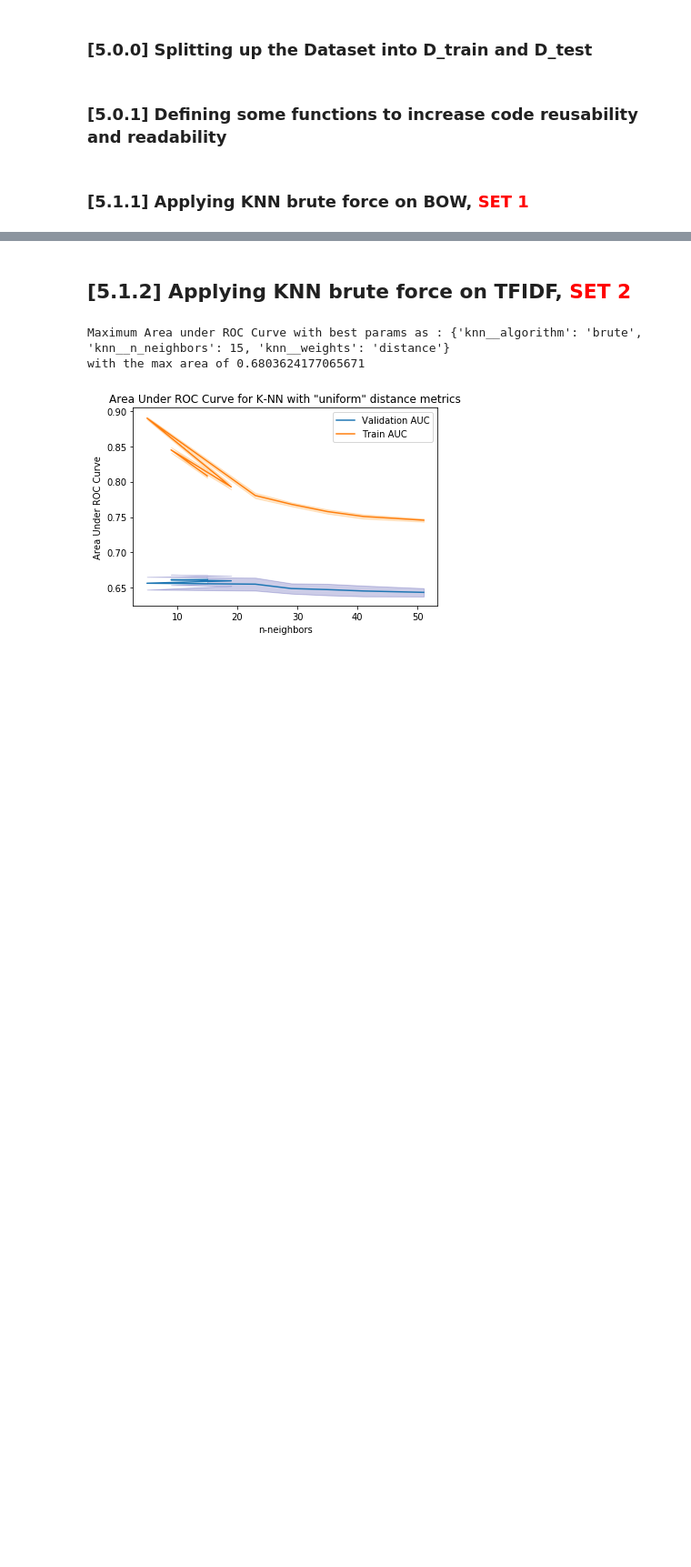
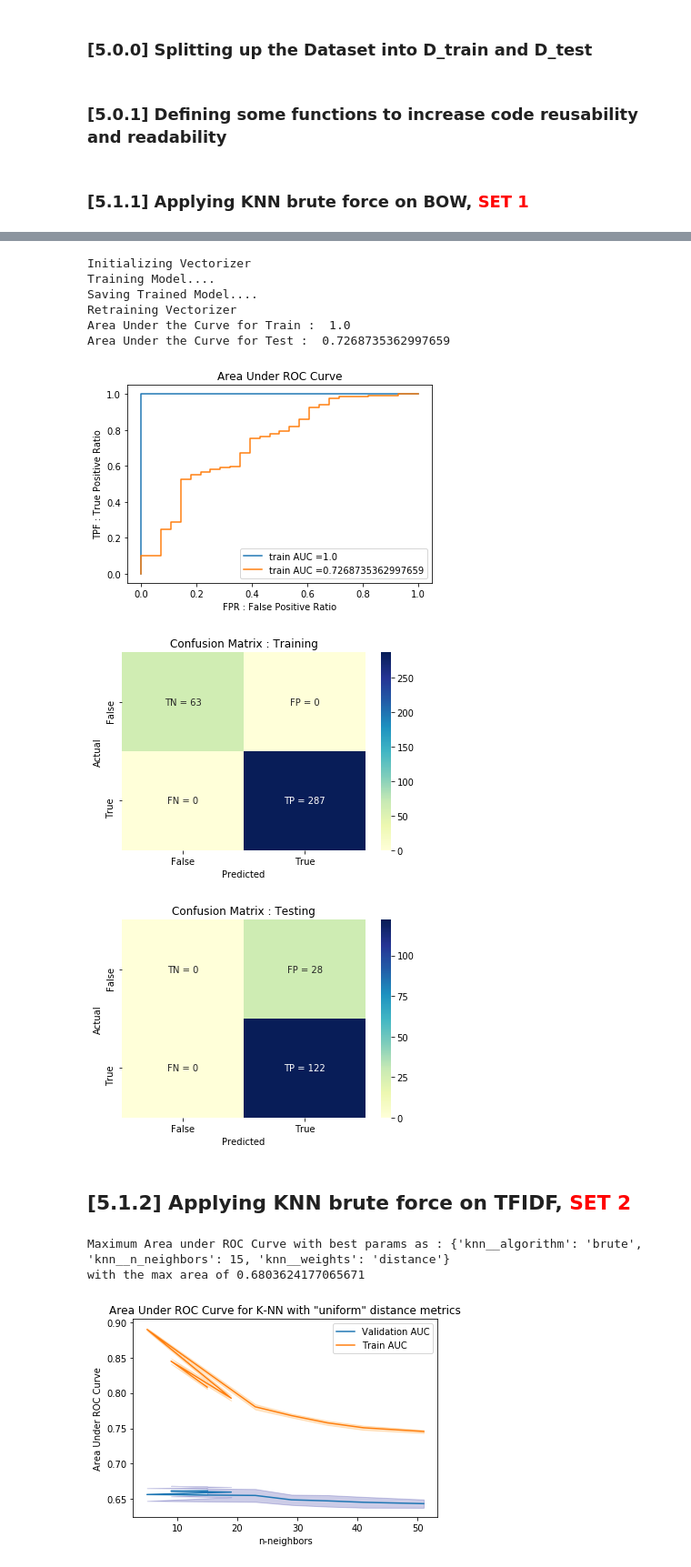
Before and after one commit to monodeepdas1215/AI-Archives, a Jupyter notebook: Assignment03 - Amazon Fine Food Reviews Analysis_KNN.ipynb, the cells around one changed output, grey strips where cells are left out. Shown at 91% size. Saved outputs shown, nothing was run; the diff lists cells and outputs as text; code cells hidden in the pictures; blank space fills up the shorter version.

Commit message:
Assignment updated

```diff
--- a/Assignment03 - Amazon Fine Food Reviews Analysis_KNN.ipynb
+++ b/Assignment03 - Amazon Fine Food Reviews Analysis_KNN.ipynb
@@ -626,7 +626,7 @@ warnings.filterwarnings('ignore')
 # %% [markdown]
 ### [5.0.0] Splitting up the Dataset into D_train and D_test
 # %%
-num_data_points = 500
+num_data_points = 50000
 # %%
 Dx_train, Dx_test, Dy_train, Dy_test = train_test_split(preprocessed_reviews[:num_data_points], final['Score'].tolist()[:num_data_points], test_size=0.30, random_state=42)
 # %%
@@ -962,9 +928,30 @@ Best Parameters
 # %%
-model_path = ''
-best_params = {'n_neighbors':,
-               'weight':,
-               'algorithm'}
-clf = retrain_with_best_params(data=Dx_train, label=Dy_train, best_params=best_params, vec_name='BOW', model_path=model_path, word2vec=None):
+model_path = '/home/monodeepdas112/Notebooks/AI-Archives/saved_models/Assignment3/{0}_auto.pkl'.format("BOW")
+best_params = {'n_neighbors':50,
+               'weight':'distance',
+               'algorithm':'auto'}
+
+clf = retrain_with_best_params(data=Dx_train,
+                               labels=Dy_train,
+                               best_params=best_params,
+                               vec_name='BOW',
+                               model_path=model_path,
+                               word2vec=None)
+print('Retraining Vectorizer')
+vectorizer_obj = get_vectorizer(W2V_model = None, train=Dx_train, vectorizer='BOW')
+
+# plotting AUC ROC
+train_score, test_score = plot_AUC_ROC(clf, vectorizer_obj, Dx_train, Dx_test, Dy_train, Dy_test)
+# %% [output]
+Initializing Vectorizer
+Training Model....
+Saving Trained Model....
+Retraining Vectorizer
+Area Under the Curve for Train :  1.0
+Area Under the Curve for Test :  0.7268735362997659
+[figure, added]
+[figure, added]
+[figure, added]
 # %% [markdown]
 ## [5.1.2] Applying KNN brute force on TFIDF,<font color='red'> SET 2</font>
 # %%
```
Also changed, not shown: parts of 2 cells of this notebook.
